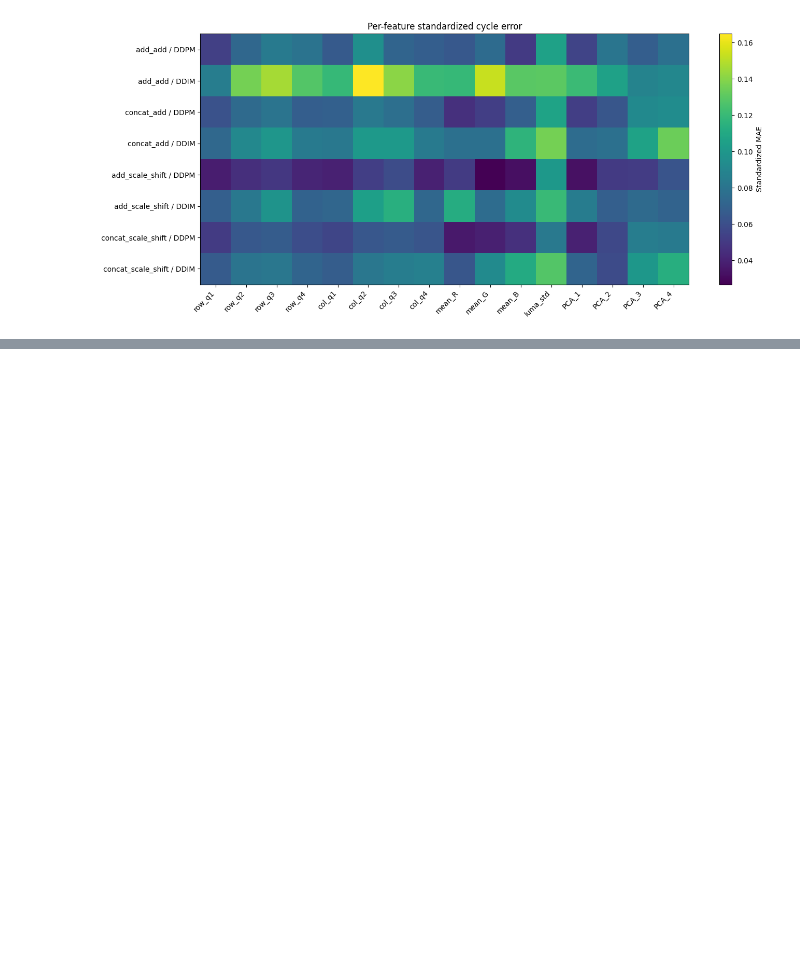
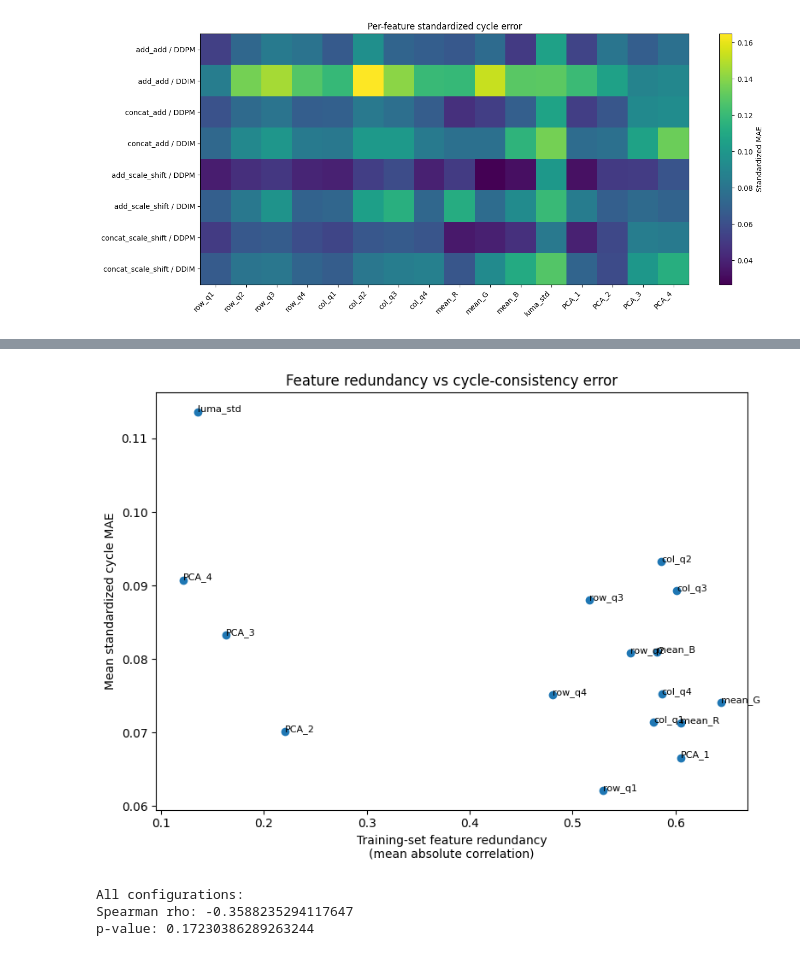
Before and after one commit to GoharKhachatryan/GenAI_project, a Jupyter notebook: notebooks/04_evaluation.ipynb, the cells around one changed output, grey strips where cells are left out. Cells and saved outputs as stored; diff of their text form; code cells hidden in the pictures; blank space fills up the shorter version.

```diff
--- a/notebooks/04_evaluation.ipynb
+++ b/notebooks/04_evaluation.ipynb
@@ -399,7 +424,7 @@ def evaluate_cycle_consistency(
 # %%
 # Since the colab runtime can be interrupted, save the results after each update here
 # Download my version using the URL in the README file
-RESULTS_PATH = "/path/to/the/cycle_results_full_test.pt"
+RESULTS_PATH = "/content/drive/MyDrive/for_bostongene/cycle_results_full_test.pt"
 
 def save_results(results, path=RESULTS_PATH):
     torch.save(results, path)
@@ -711,0 +908,58 @@ plt.show()
+# %%
+plt.figure(figsize=(8, 6))
+
+plt.scatter(
+    feature_redundancy,
+    mean_feature_error_all,
+)
+
+for i, name in enumerate(feature_names):
+    plt.annotate(
+        name,
+        (
+            feature_redundancy[i],
+            mean_feature_error_all[i],
+        ),
+        fontsize=8,
+    )
+
+plt.xlabel(
+    "Training-set feature redundancy\n"
+    "(mean absolute correlation)"
+)
+
+plt.ylabel(
+    "Mean standardized cycle MAE"
+)
+
+plt.title(
+    "Feature redundancy vs cycle-consistency error"
+)
+
+plt.tight_layout()
+plt.show()
+# %% [output]
+[figure, added]
+# %%
+rho_all, p_all = spearmanr(
+    feature_redundancy,
+    mean_feature_error_all,
+)
+
+print(
+    "All configurations:"
+)
+
+print(
+    "Spearman rho:",
+    rho_all,
+)
+
+print(
+    "p-value:",
+    p_all,
+)
+# %% [output]
+All configurations:
+Spearman rho: -0.3588235294117647
+p-value: 0.17230386289263244
```
Also changed, not shown: parts of 17 cells of this notebook.
